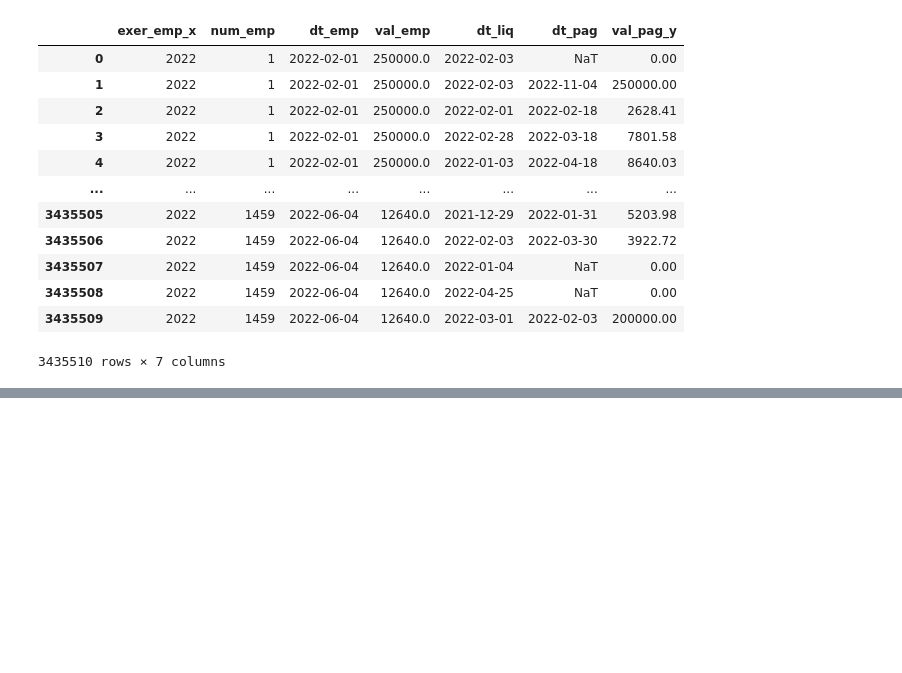
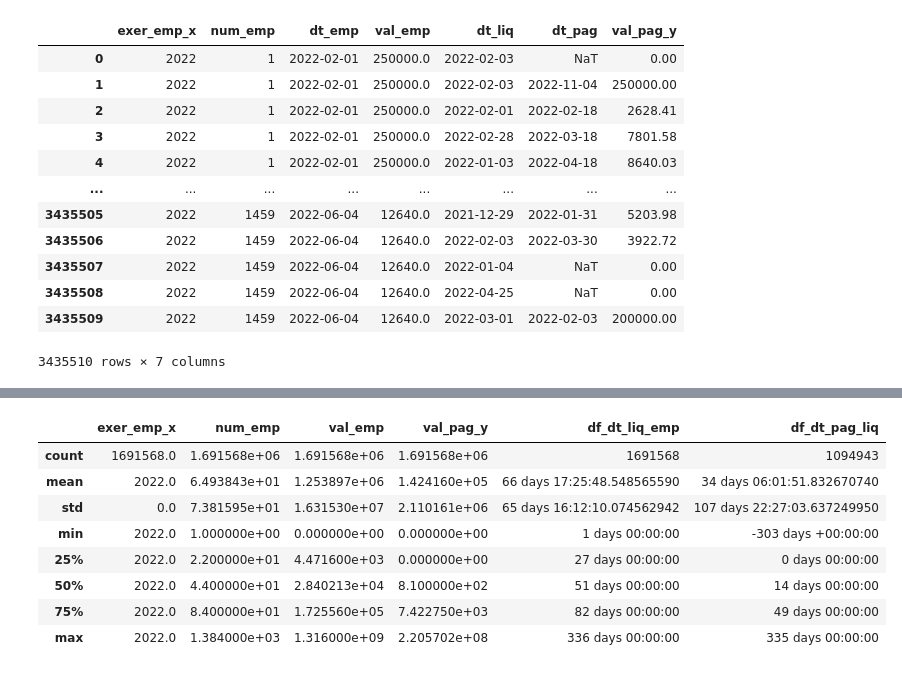
Before and after one commit to szalbuque/contasrio, a Jupyter notebook: Analisa_contas_municipio_rio_de_janeiro.ipynb, the cells around one changed output, grey strips where cells are left out. Cells and saved outputs as stored; diff of their text form; code cells hidden in the pictures; blank space fills up the shorter version.

```diff
--- a/Analisa_contas_municipio_rio_de_janeiro.ipynb
+++ b/Analisa_contas_municipio_rio_de_janeiro.ipynb
@@ -155,2 +154,6 @@ tabela.head()
 # %%
 # calcular a diferença de dias entre dt_liq e dt_emp
+dif_dt_pag_dt_liq = tabela['dt_pag'] - tabela['dt_liq']
+tabela.insert(8, "df_dt_pag_liq",dif_dt_pag_dt_liq,allow_duplicates=True)
+# tabela.head()
+tabela.dtypes
@@ -156,0 +171,8 @@ tabela.head()
+# %%
+# filtrar a tabela mostrando somente as linhas em que a data da liquidação é maior que a data do empenho
+filtro = (tabela['dt_liq'] > tabela['dt_emp'])
+tabela_filtrada = tabela[filtro]
+tabela_filtrada
+print(tabela_filtrada['df_dt_liq_emp'].median())
+tabela_filtrada.describe()
+# %% [output]
@@ -156,0 +180,9 @@ tabela.head()
+|  | exer_emp_x | num_emp | val_emp | val_pag_y | df_dt_liq_emp | df_dt_pag_liq |
+| count | 1691568.0 | 1.691568e+06 | 1.691568e+06 | 1.691568e+06 | 1691568 | 1094943 |
+| mean | 2022.0 | 6.493843e+01 | 1.253897e+06 | 1.424160e+05 | 66 days 17:25:48.548565590 | 34 days 06:01:51.832670740 |
+| std | 0.0 | 7.381595e+01 | 1.631530e+07 | 2.110161e+06 | 65 days 16:12:10.074562942 | 107 days 22:27:03.637249950 |
+| min | 2022.0 | 1.000000e+00 | 0.000000e+00 | 0.000000e+00 | 1 days 00:00:00 | -303 days +00:00:00 |
+| 25% | 2022.0 | 2.200000e+01 | 4.471600e+03 | 0.000000e+00 | 27 days 00:00:00 | 0 days 00:00:00 |
+| 50% | 2022.0 | 4.400000e+01 | 2.840213e+04 | 8.100000e+02 | 51 days 00:00:00 | 14 days 00:00:00 |
+| 75% | 2022.0 | 8.400000e+01 | 1.725560e+05 | 7.422750e+03 | 82 days 00:00:00 | 49 days 00:00:00 |
+| max | 2022.0 | 1.384000e+03 | 1.316000e+09 | 2.205702e+08 | 336 days 00:00:00 | 335 days 00:00:00 |
```
Also changed, not shown: parts of 3 cells of this notebook.
